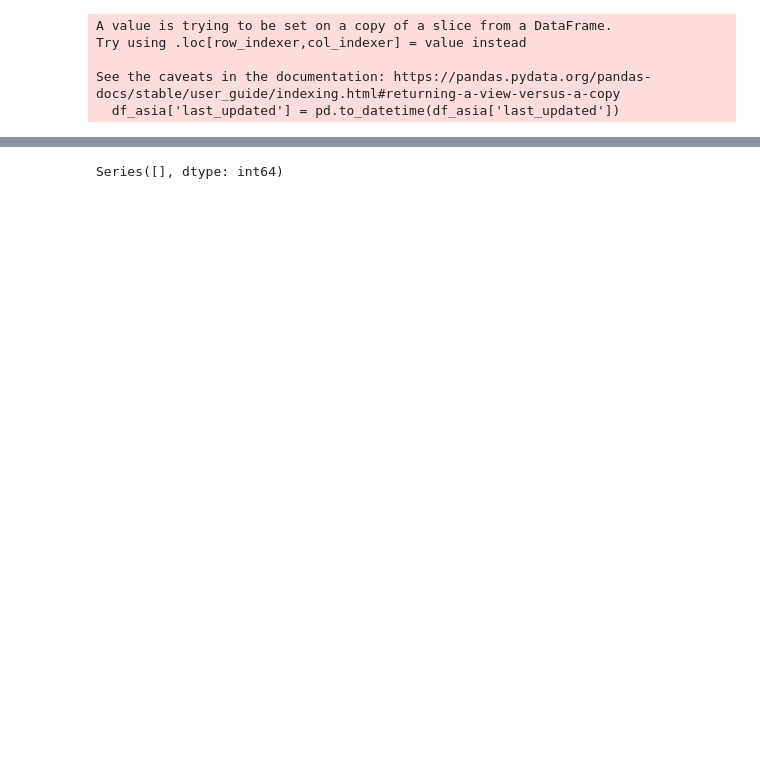
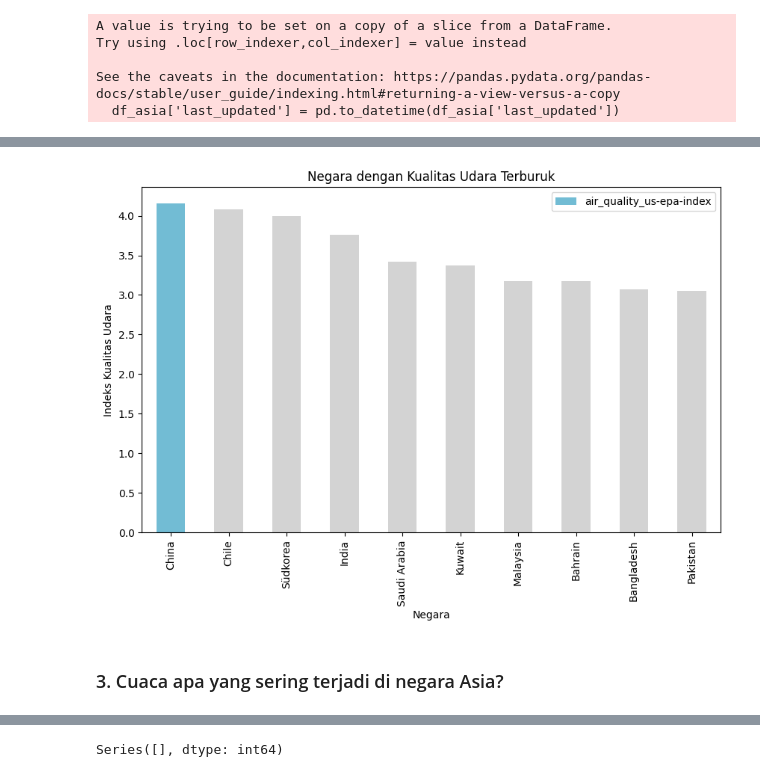
Before and after one commit to SenyuminAja16/2-Faza-Grace, a Jupyter notebook: EDAdan Visualization.ipynb, the cells around one changed output, grey strips where cells are left out. Drawn from its saved outputs; the diff is of its cells as text; code cells hidden in the pictures; blank space fills up the shorter version.

```diff
--- a/EDAdan Visualization.ipynb
+++ b/EDAdan Visualization.ipynb
@@ -53,0 +163,3 @@ See the caveats in the documentation: https://pandas.pydata.org/pandas-docs/stab
+# %%
+air_quality = df.groupby('country')['air_quality_us-epa-index'].mean().sort_values(ascending=False).reset_index()
+air_quality.head(10)
@@ -53,0 +178,11 @@ See the caveats in the documentation: https://pandas.pydata.org/pandas-docs/stab
+# %%
+colors = ["#72BCD4","#D3D3D3", "#D3D3D3", "#D3D3D3", "#D3D3D3",  "#D3D3D3", "#D3D3D3", "#D3D3D3","#D3D3D3","#D3D3D3",]
+air_quality.head(10).plot(kind='bar', x='country', y='air_quality_us-epa-index', figsize=(10, 6), color=colors)
+plt.xlabel("Negara")
+plt.ylabel("Indeks Kualitas Udara")
+plt.title("Negara dengan Kualitas Udara Terburuk")
+plt.show()
+# %% [output]
+[figure, added]
+# %% [markdown]
+### 3. Cuaca apa yang sering terjadi di negara Asia?
```
Also changed, not shown: parts of 41 cells of this notebook, 1 other file.
